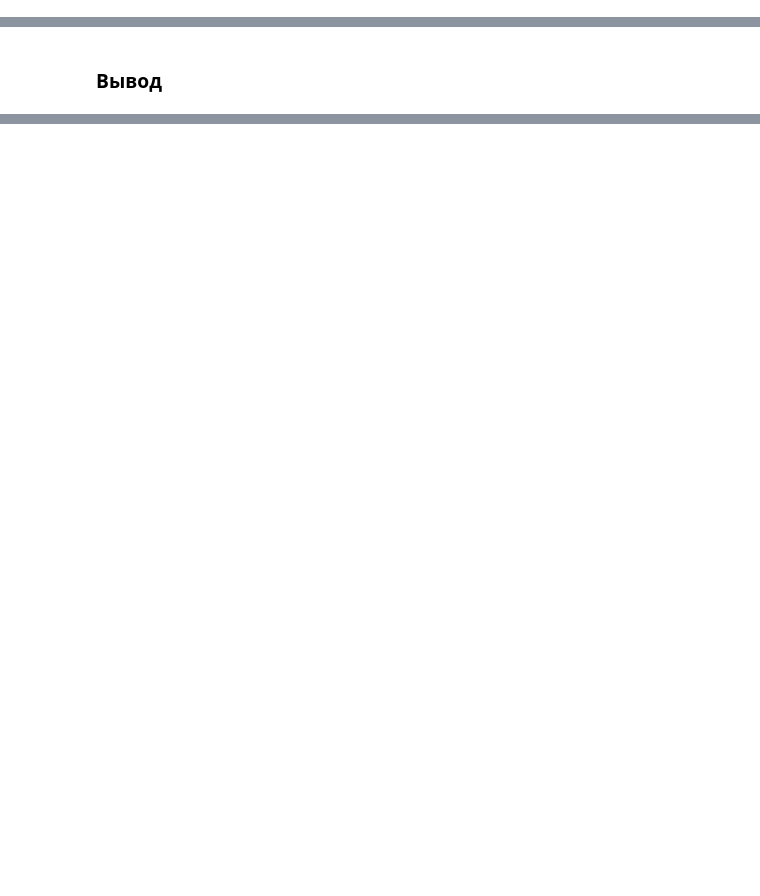
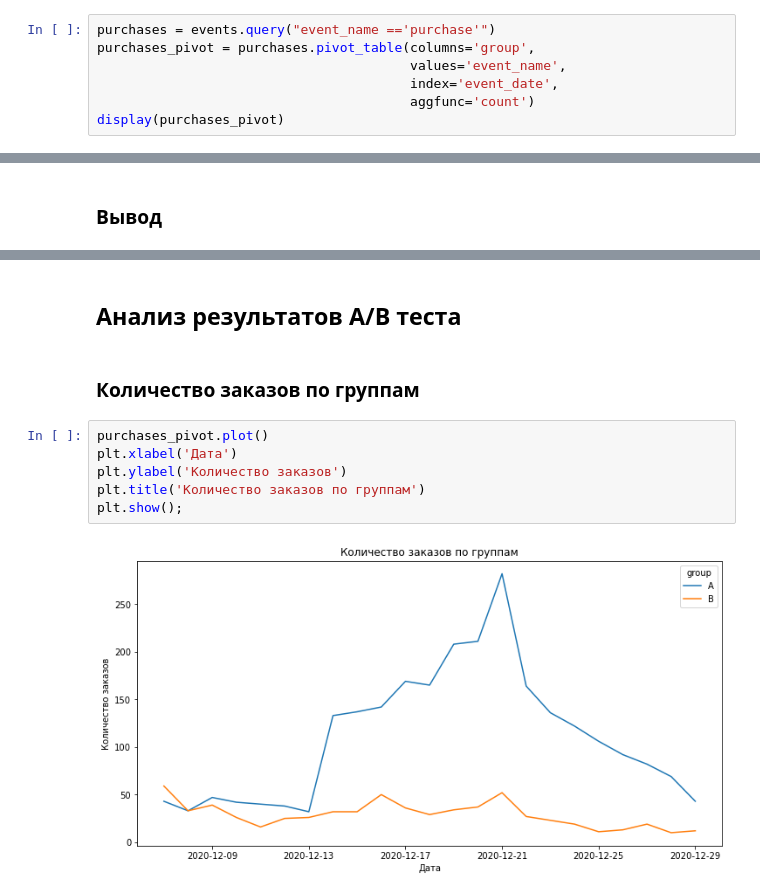
Before and after one commit to Rikka-irk/Data-Analysis, a Jupyter notebook: AB tests/AB_Tests_Analysis_RU.ipynb, the cells around one changed output, grey strips where cells are left out. Saved outputs shown, nothing was run; the diff lists cells and outputs as text; blank space fills up the shorter version.

```diff
--- a/AB tests/AB_Tests_Analysis_RU.ipynb
+++ b/AB tests/AB_Tests_Analysis_RU.ipynb
@@ -328,0 +899,7 @@ display(ab_project_marketing_events
+# %%
+purchases = events.query("event_name =='purchase'")
+purchases_pivot = purchases.pivot_table(columns='group',
+                                        values='event_name',
+                                        index='event_date',
+                                        aggfunc='count')
+display(purchases_pivot)
@@ -343,0 +1176,12 @@ display(ab_project_marketing_events
+# %% [markdown]
+## Анализ результатов А/В теста
+# %% [markdown]
+### Количество заказов по группам
+# %%
+purchases_pivot.plot()
+plt.xlabel('Дата')
+plt.ylabel('Количество заказов')
+plt.title('Количество заказов по группам')
+plt.show();
+# %% [output]
+[figure, added]
```
Also changed, not shown: parts of 216 cells of this notebook.
